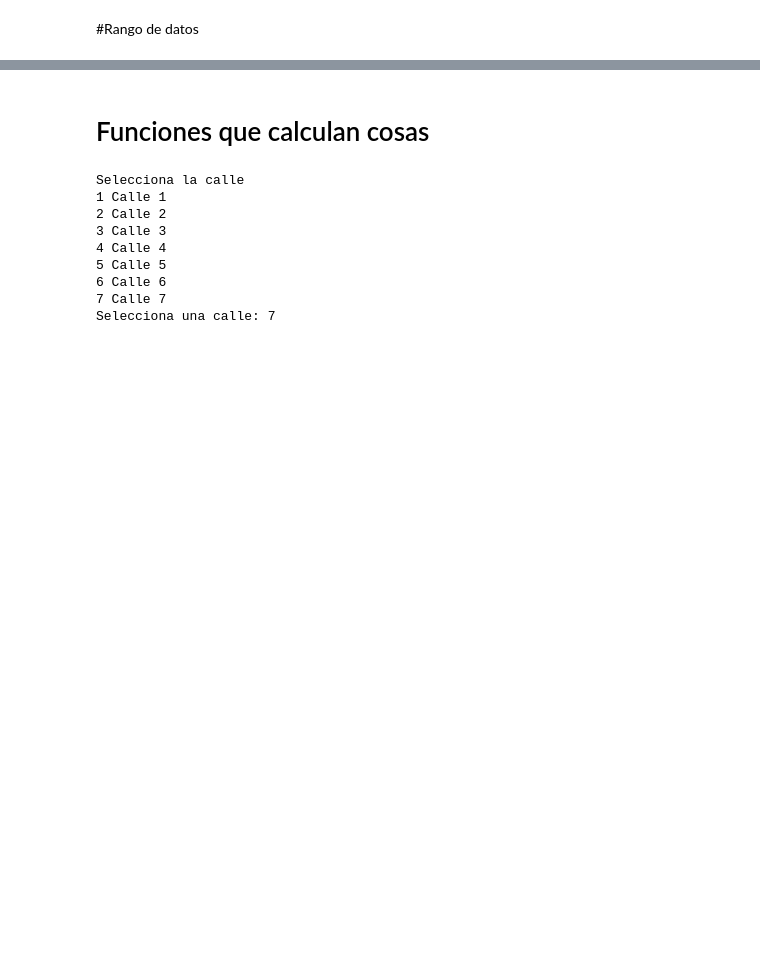
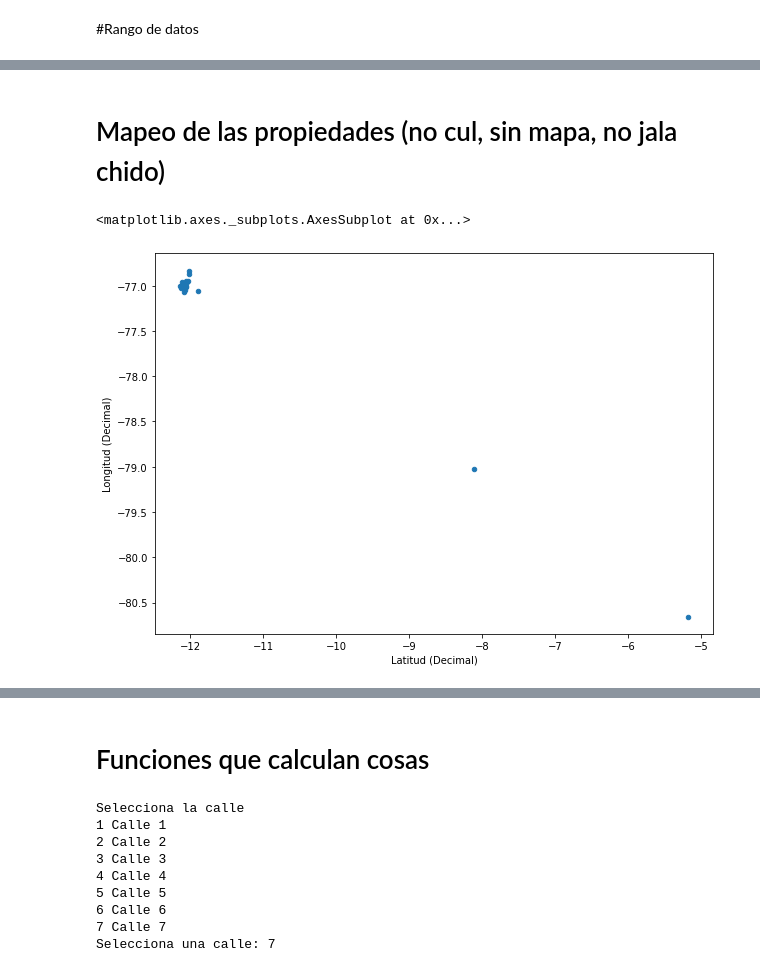
Before and after one commit to Devsthink/BBVA-DATA-DRIVEN, a Jupyter notebook: BBVA_Hackaton.ipynb, the cells around one changed output, grey strips where cells are left out. Cells and saved outputs as stored; diff of their text form; code cells hidden in the pictures; blank space fills up the shorter version.

```diff
--- a/BBVA_Hackaton.ipynb
+++ b/BBVA_Hackaton.ipynb
@@ -206,0 +269,8 @@ array([[<matplotlib.axes._subplots.AxesSubplot object at 0x...>,
+# %% [markdown]
+# Mapeo de las propiedades (no cul, sin mapa, no jala chido)
+# %%
+#grafica de dispersion en X, Y
+df.plot(kind="scatter", x="Latitud (Decimal)", y="Longitud (Decimal)", figsize=(10,7))
+# %% [output]
+<matplotlib.axes._subplots.AxesSubplot at 0x...>
+[figure, added]
```
Also changed, not shown: parts of 23 cells of this notebook.
